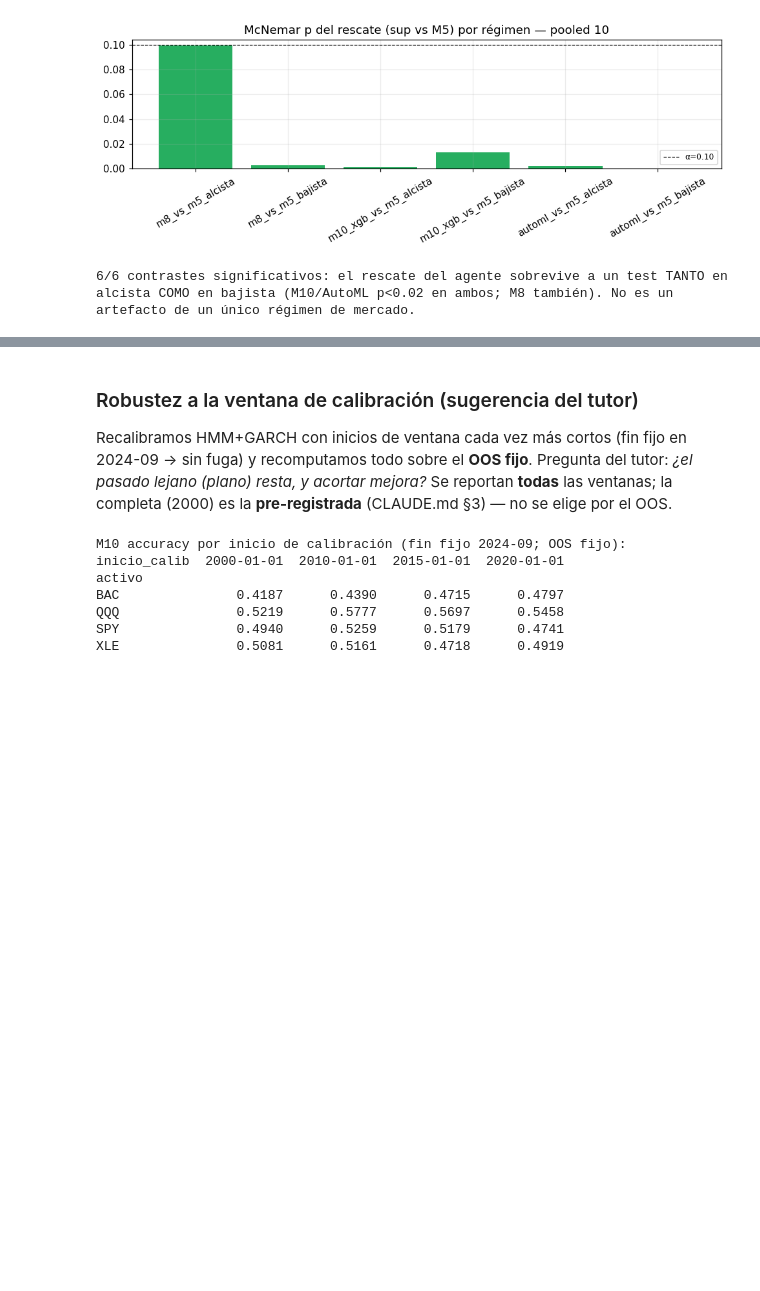
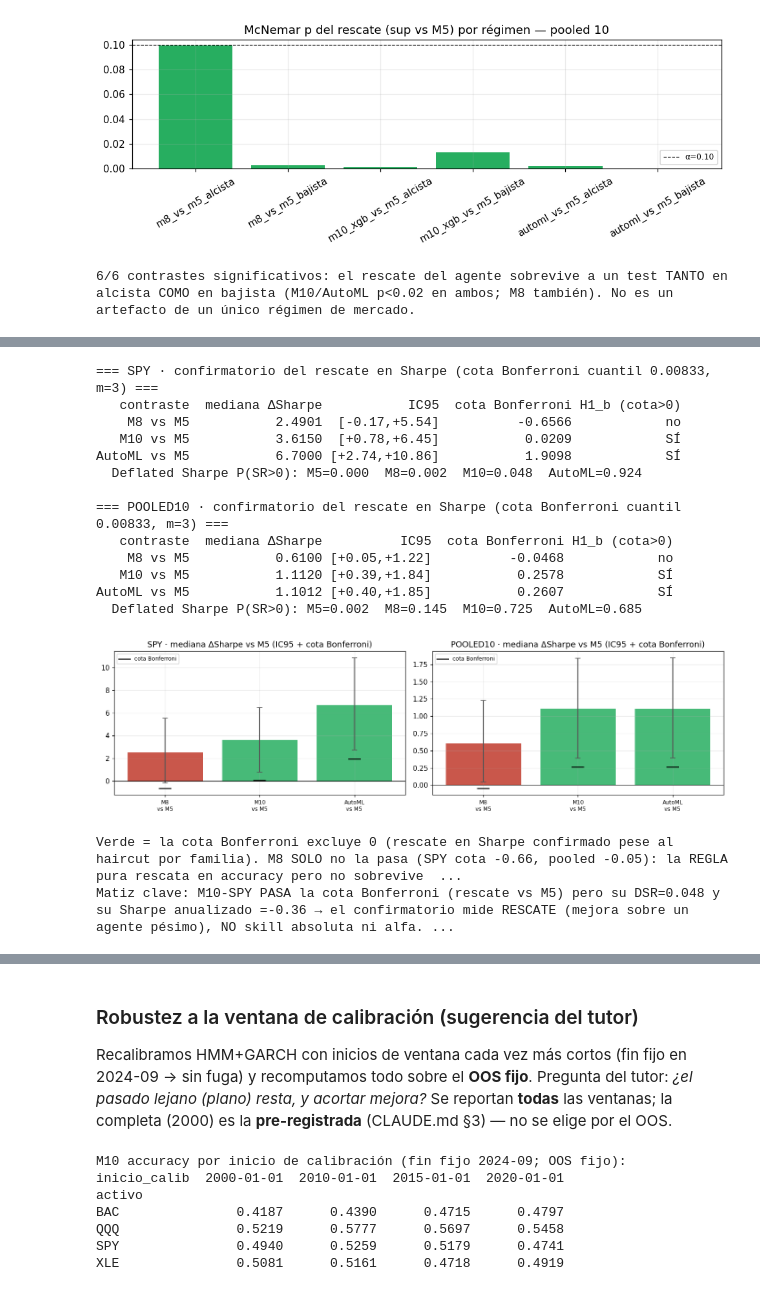
Before and after one commit to RaquelGarciah/Real-time-statistical-supervision-of-an-AI-trading-agent, a Jupyter notebook: notebooks/STRATA_marco_practico.ipynb, the cells around one changed output, grey strips where cells are left out. Cells and saved outputs as stored; diff of their text form; code cells hidden in the pictures; blank space fills up the shorter version.

```diff
--- a/notebooks/STRATA_marco_practico.ipynb
+++ b/notebooks/STRATA_marco_practico.ipynb
@@ -71,6 +71,7 @@ PANROB = _load("outputs/experiments/panel_robustness.json")             # rodant
 KSEL = _load("outputs/experiments/k_selection.json")                    # K=3: verosimilitud held-out (SPY)
 KABL = _load("outputs/experiments/k_ablation_panel.json")               # K=3 vs K=2 en el panel
 CALW = _load("outputs/experiments/calib_window_panel.json")             # robustez a la ventana de calibración
+BBC  = _load("outputs/experiments/bullbear_confirmatory.json")          # PARTE B confirmatoria (ΔSharpe Bonf+DSR) + régimen
 SPYR = _load("outputs/experiments/spy_m10_full_report.json")
 SPYA = _load("outputs/experiments/spy_ablation_robustness.json")
 SMV  = _load("outputs/experiments/m10_smci_valtest_robustez.json")
@@ -1277,0 +1299,56 @@ automl vs M5 bajista  885 0.1006     0.0003       SÍ
+# %%
+# (i) CONFIRMATORIO — mediana ΔSharpe con cota Bonferroni + Deflated Sharpe (SPY y POOLED-10)
+def _conf_rows(scope):
+    c = BBC["confirmatorio"][scope]; rows = []
+    for k, v in c["pairs"].items():
+        rows.append({"contraste": k.replace("_", " "), "mediana ΔSharpe": v["median_delta_sharpe"],
+                     "IC95": f"[{v['ci95_low']:+.2f},{v['ci95_high']:+.2f}]", "cota Bonferroni": v["ci_bonf_low"],
+                     "H1_b (cota>0)": "SÍ" if v["ci_bonf_low"] > 0 else "no"})
+    return pd.DataFrame(rows)
+qb = BBC["meta"]["q_bonf"]
+for scope in ("SPY", "POOLED10"):
+    print(f"=== {scope} · confirmatorio del rescate en Sharpe (cota Bonferroni cuantil {qb}, m={BBC['meta']['m_bonferroni']}) ===")
+    print(_conf_rows(scope).to_string(index=False))
+    dsr = BBC["confirmatorio"][scope]["dsr"]
+    print("  Deflated Sharpe P(SR>0): " + "  ".join(f"{a}={dsr[a]['dsr']:.3f}" for a in ("M5","M8","M10","AutoML")) + "\n")
+
+fig, axes = plt.subplots(1, 2, figsize=(13, 3.8))
+for ax, scope in zip(axes, ("SPY", "POOLED10")):
+    c = BBC["confirmatorio"][scope]["pairs"]; labs = list(c); x = np.arange(len(labs))
+    med = [c[k]["median_delta_sharpe"] for k in labs]
+    lo = [c[k]["median_delta_sharpe"] - c[k]["ci95_low"] for k in labs]
+    hi = [c[k]["ci95_high"] - c[k]["median_delta_sharpe"] for k in labs]
+    cols = ["#27ae60" if c[k]["ci_bonf_low"] > 0 else "#c0392b" for k in labs]
+    ax.bar(x, med, color=cols, alpha=.85, yerr=[lo, hi], capsize=4, ecolor="#555")
+    ax.scatter(x, [c[k]["ci_bonf_low"] for k in labs], marker="_", s=320, color="k", zorder=5, label="cota Bonferroni")
+    ax.axhline(0, color="k", lw=.8); ax.set_xticks(x); ax.set_xticklabels([l.replace("_vs_", "\nvs ") for l in labs], fontsize=8)
+    ax.set_title(f"{scope} · mediana ΔSharpe vs M5 (IC95 + cota Bonferroni)"); ax.legend(fontsize=8)
+plt.tight_layout(); plt.show()
+_m10s = BBC["confirmatorio"]["SPY"]["dsr"]["M10"]
+print("Verde = la cota Bonferroni excluye 0 (rescate en Sharpe confirmado pese al haircut por familia). M8 SOLO "
+      "no la pasa (SPY cota {:+.2f}, pooled {:+.2f}): la REGLA pura rescata en accuracy pero no sobrevive el "
+      "confirmatorio en Sharpe. El meta-learner sí — AutoML alcanza DSR={:.3f} en SPY.".format(
+      BBC["confirmatorio"]["SPY"]["pairs"]["M8_vs_M5"]["ci_bonf_low"],
+      BBC["confirmatorio"]["POOLED10"]["pairs"]["M8_vs_M5"]["ci_bonf_low"],
+      BBC["confirmatorio"]["SPY"]["dsr"]["AutoML"]["dsr"]))
+print("Matiz clave: M10-SPY PASA la cota Bonferroni (rescate vs M5) pero su DSR={:.3f} y su Sharpe anualizado "
+      "={:+.2f} → el confirmatorio mide RESCATE (mejora sobre un agente pésimo), NO skill absoluta ni alfa. Solo "
+      "AutoML-SPY (DSR={:.3f}) tiene skill que sobrevive la deflación.".format(
+      _m10s["dsr"], _m10s["sharpe_ann"], BBC["confirmatorio"]["SPY"]["dsr"]["AutoML"]["dsr"]))
+# %% [output]
+=== SPY · confirmatorio del rescate en Sharpe (cota Bonferroni cuantil 0.00833, m=3) ===
+   contraste  mediana ΔSharpe           IC95  cota Bonferroni H1_b (cota>0)
+    M8 vs M5           2.4901  [-0.17,+5.54]          -0.6566            no
+   M10 vs M5           3.6150  [+0.78,+6.45]           0.0209            SÍ
+AutoML vs M5           6.7000 [+2.74,+10.86]           1.9098            SÍ
+  Deflated Sharpe P(SR>0): M5=0.000  M8=0.002  M10=0.048  AutoML=0.924
+
+=== POOLED10 · confirmatorio del rescate en Sharpe (cota Bonferroni cuantil 0.00833, m=3) ===
+   contraste  mediana ΔSharpe          IC95  cota Bonferroni H1_b (cota>0)
+    M8 vs M5           0.6100 [+0.05,+1.22]          -0.0468            no
+   M10 vs M5           1.1120 [+0.39,+1.84]           0.2578            SÍ
+AutoML vs M5           1.1012 [+0.40,+1.85]           0.2607            SÍ
+  Deflated Sharpe P(SR>0): M5=0.002  M8=0.145  M10=0.725  AutoML=0.685
+[figure, added]
+Verde = la cota Bonferroni excluye 0 (rescate en Sharpe confirmado pese al haircut por familia). M8 SOLO no la pasa (SPY cota -0.66, pooled -0.05): la REGLA pura rescata en accuracy pero no sobrevive  ...
+Matiz clave: M10-SPY PASA la cota Bonferroni (rescate vs M5) pero su DSR=0.048 y su Sharpe anualizado =-0.36 → el confirmatorio mide RESCATE (mejora sobre un agente pésimo), NO skill absoluta ni alfa. ...
```
Also changed, not shown: parts of 5 cells of this notebook, 3 other files.
